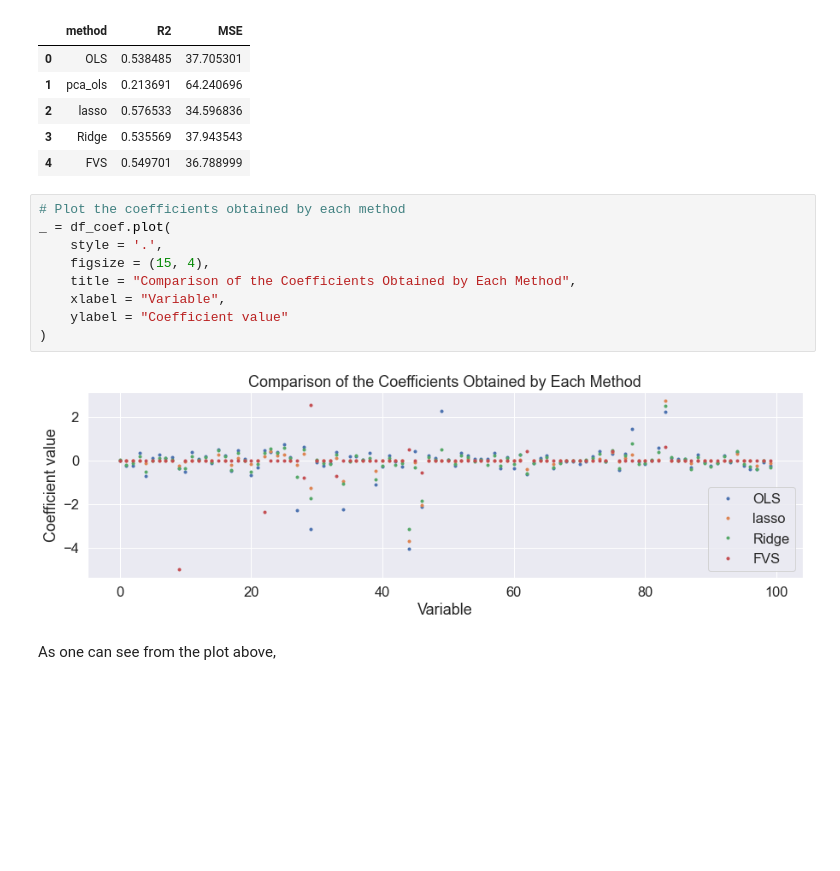
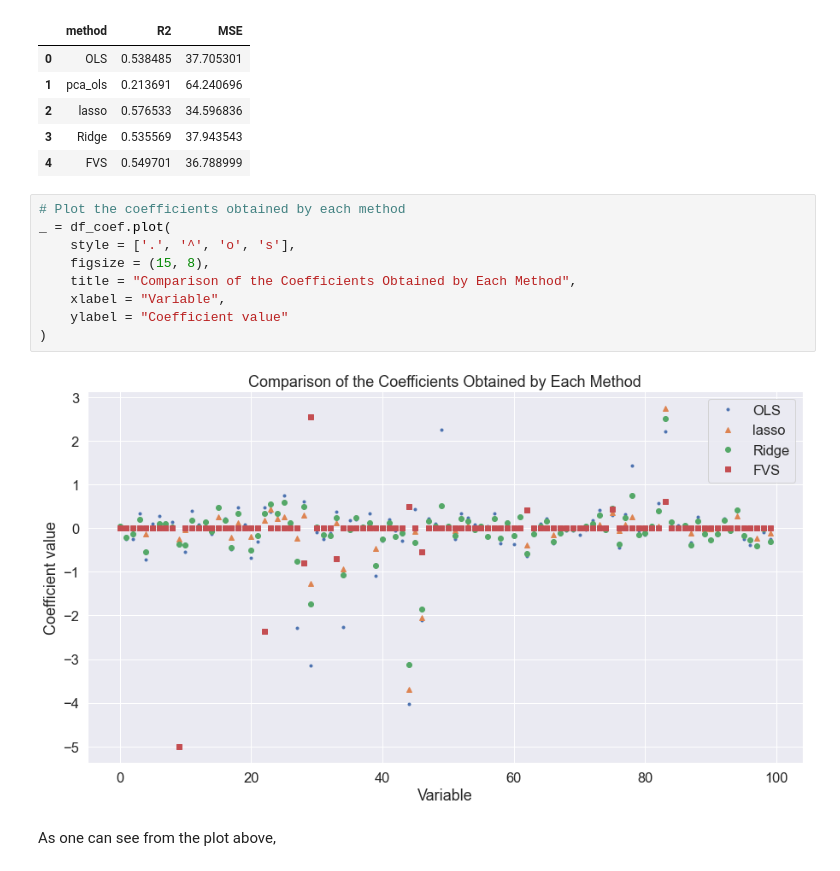
Before and after one commit to daniel-deutsch/SD-TSIA204, a Jupyter notebook: TP2/sd-tsia204_lab2_jorge_deutsch_daniel.ipynb, the cells around one changed output. Cells and saved outputs as stored; diff of their text form; blank space fills up the shorter version.

```diff
--- a/TP2/sd-tsia204_lab2_jorge_deutsch_daniel.ipynb
+++ b/TP2/sd-tsia204_lab2_jorge_deutsch_daniel.ipynb
@@ -468,14 +468,14 @@ df_results
 # %%
 # Plot the coefficients obtained by each method
 _ = df_coef.plot(
-    style = '.',
-    figsize = (15, 4),
+    style = ['.', '^', 'o', 's'],
+    figsize = (15, 8),
     title = "Comparison of the Coefficients Obtained by Each Method",
     xlabel = "Variable",
     ylabel = "Coefficient value"
 )
 # %% [output]
-[figure, old version]
+[figure, new version]
 # %% [markdown]
 As one can see from the plot above,
 # %% [markdown]
```
